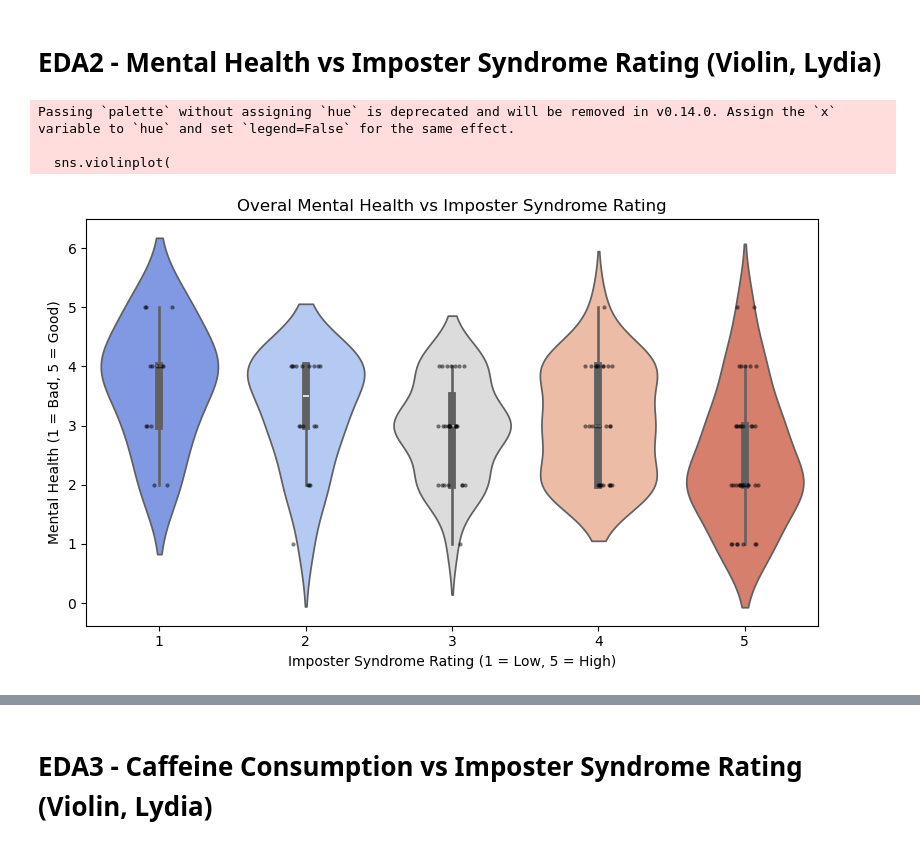
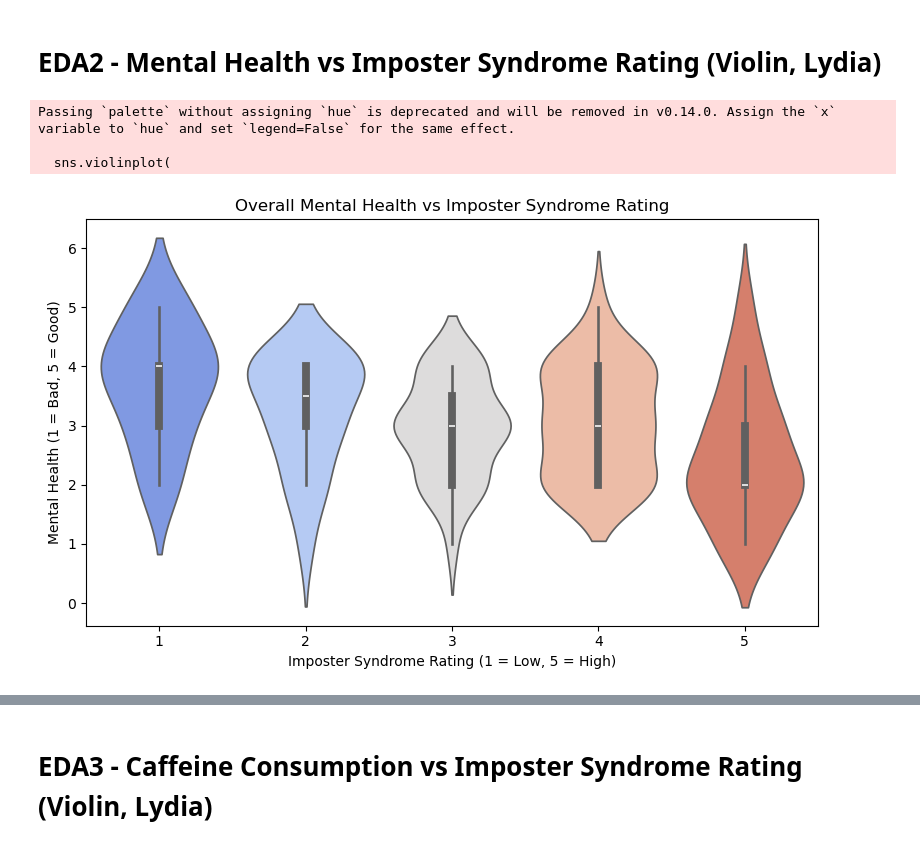
Before and after one commit to LydiaNiu/cs105_t7_miniproj, a Jupyter notebook: T7_mini_proj.ipynb, the cells around one changed output, grey strips where cells are left out. Drawn from its saved outputs; the diff is of its cells as text; code cells hidden in the pictures.

```diff
--- a/T7_mini_proj.ipynb
+++ b/T7_mini_proj.ipynb
@@ -129,43 +133,34 @@ Detected columns:
 # %%
 is_col = 'The National Library of Medicine defines imposter syndrome as, " a behavioral health phenomenon described as self-doubt of intellect, skills, or accomplishments among high-achieving individuals" ("Imposter Phenomenon", 2023). Based on this definition please rate your level of imposter syndrome through your journey in your major. '
 seat_col = 'From the front of the class (ranked 1) to the back of the class (ranked 5), where do you sit on average for lecture?'
 mental_health_col = 'Rate your overall mental health.'
 caff_col = 'How many milligrams of caffeine do you consume per day, on average? For example, a cup of coffee is 95 mg, a shot of espresso is 64mg, a can of Celsius is 200 mg, and a  can of Coca Cola is 34 mg. Answer with a number only.'
 is_order = ['1', '2', '3', '4', '5']
 
 # Select relevant columns and drop missing values
 df_plot = df[[is_col, mental_health_col]].dropna()
 
 # Convert IS to integer (if stored as float)
 df_plot[is_col] = df_plot[is_col].astype(int)
 
 # Violin plot — one violin per IS rating (1–5)
 plt.figure(figsize=(8, 5))
 sns.violinplot(
     data=df_plot,
     x=is_col,
     y=mental_health_col,
     palette="coolwarm",
     inner="box"
 )
-sns.stripplot(
-    data=df_plot,
-    x=is_col,
-    y=mental_health_col,
-    color='k',
-    alpha=0.5,
-    jitter=True,
-    size=3
-)
-plt.title("Overal Mental Health vs Imposter Syndrome Rating")
+plt.title("Overall Mental Health vs Imposter Syndrome Rating")
 plt.xlabel("Imposter Syndrome Rating (1 = Low, 5 = High)")
 plt.ylabel("Mental Health (1 = Bad, 5 = Good)") # need the scale info, 1=bad or good?
 plt.tight_layout()
 plt.show()
 # %% [output]
 Passing `palette` without assigning `hue` is deprecated and will be removed in v0.14.0. Assign the `x` variable to `hue` and set `legend=False` for the same effect.
 
   sns.violinplot(
-[figure, old version]
+[figure, new version]
 # %% [markdown]
 ## Introduction:
```
Also changed, not shown: parts of 18 cells of this notebook.
